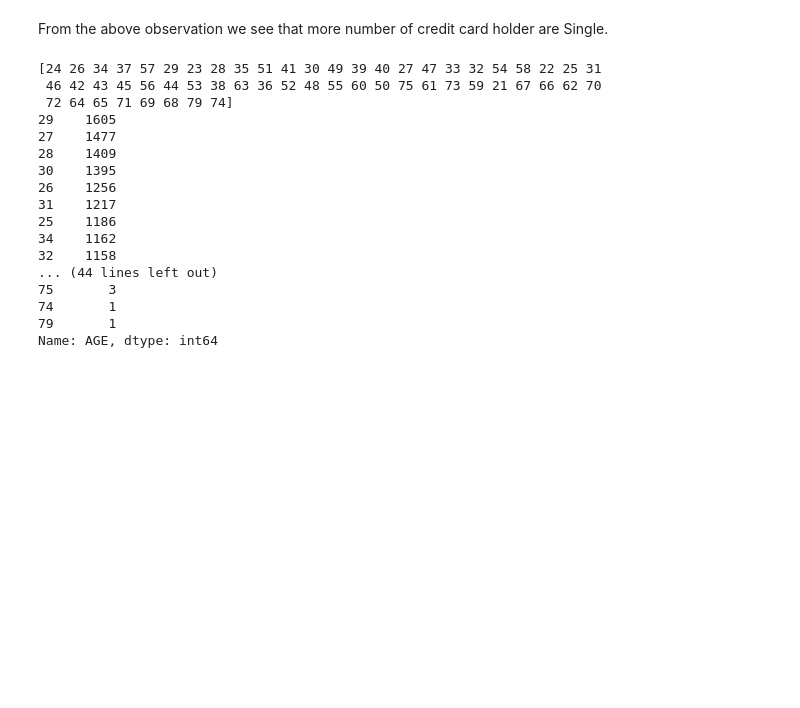
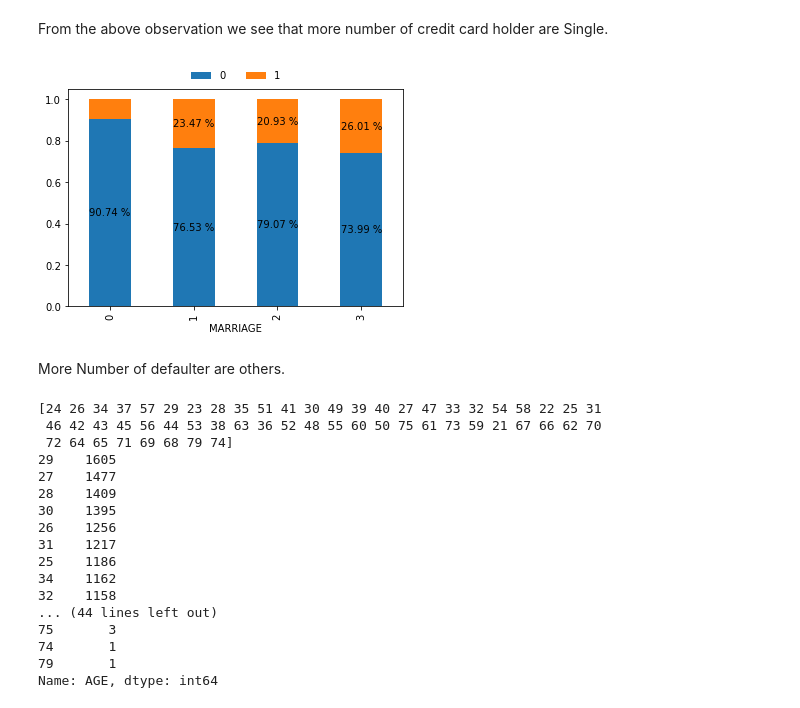
Before and after one commit to iamaakashpal/Credit-Card-Default-Prediction-EDA-and-FE, a Jupyter notebook: 1 EDA.ipynb, the cells around one changed output. Saved outputs shown, nothing was run; the diff lists cells and outputs as text; code cells hidden in the pictures; blank space fills up the shorter version.

```diff
--- a/1 EDA.ipynb
+++ b/1 EDA.ipynb
@@ -366,6 +404,12 @@ sns.countplot(dataset['MARRIAGE'])
 [figure]
 # %% [markdown]
 From the above observation we see that more number of credit card holder are Single.
+# %%
+stack('MARRIAGE','default.payment.next.month')
+# %% [output]
+[figure, added]
+# %% [markdown]
+More Number of defaulter are others.
 # %%
 # AGE Feature Analysis
 
```
Also changed, not shown: parts of 8 cells of this notebook.
